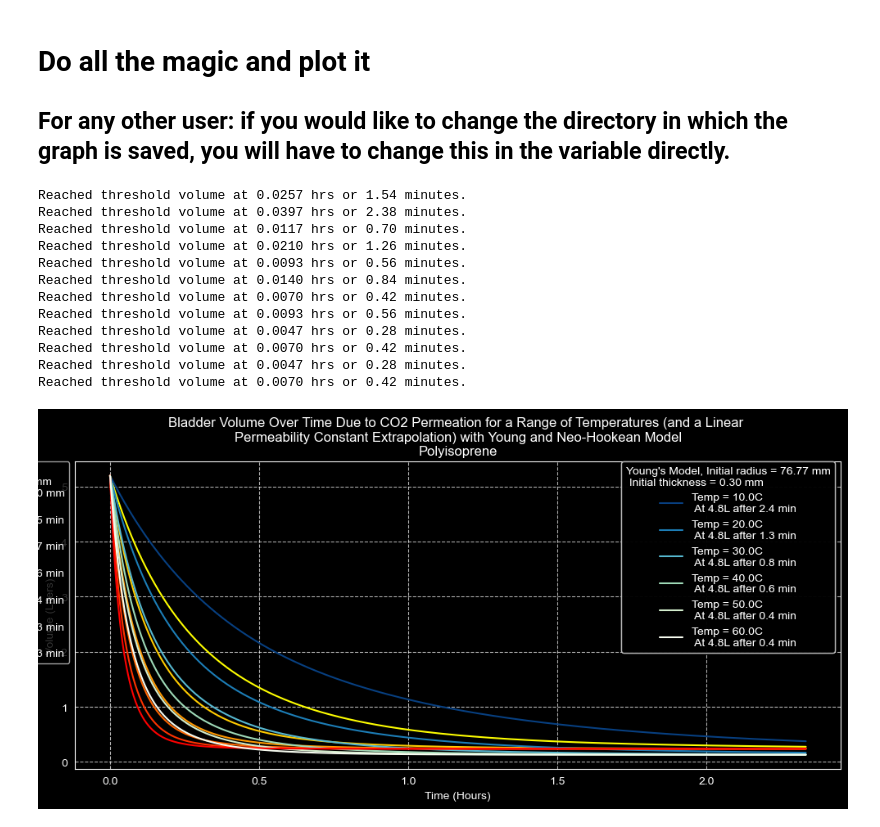
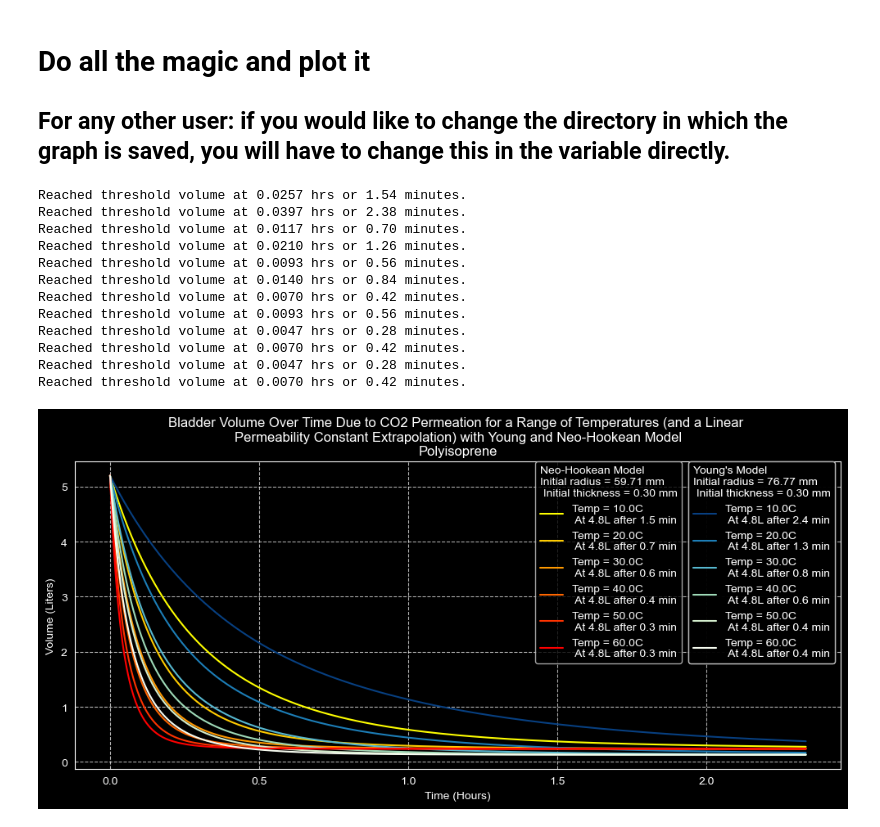
Before and after one commit to Nick-Apalis/ANU-PHYS2020-Modelling-Assignment, a Jupyter notebook: NeoHookeanAndMultiplePlots.ipynb, the cells around one changed output. Saved outputs shown, nothing was run; the diff lists cells and outputs as text; code cells hidden in the pictures.

Commit message:
Team, we hit gold way earlier than I expected. Lots of playing around with arrays and legend positioning manually and this should be good. Currently plotting a range of temperatures for both models and a linear extrapolation of the permeability constant, so this might change under other circumstances.

```diff
--- a/NeoHookeanAndMultiplePlots.ipynb
+++ b/NeoHookeanAndMultiplePlots.ipynb
@@ -608,35 +608,35 @@ else:
 
 #Chreck what legends we have (which is dependent on what models we're using for plotting), check that the arrays are there, and if so, carefully design the legend so that the two models don't overlap and show clearly.
 if plotNeo and linesNeo:
-    legendNeo = ax.legend(handles=linesNeo, title=f'Neo-Hookean Model\nInitial radius = {opt_r_0*1e3:.2f} mm\n Initial thickness = {opt_T_0*1e3:.2f} mm', loc='best', bbox_to_anchor=(0.0, 1.02))
+    legendNeo = ax.legend(handles=linesNeo, title=f'Neo-Hookean Model\nInitial radius = {opt_r_0*1e3:.2f} mm\n Initial thickness = {opt_T_0*1e3:.2f} mm', loc='upper right', bbox_to_anchor=(0.8, 1.02))
     ax.add_artist(legendNeo)
 
 if plotYoung and linesYoung:
-    legendYoung = ax.legend(handles=linesYoung, title=f'Young\'s Model, Initial radius = {opt_r_0_young*1e3:.2f} mm\n Initial thickness = {opt_T_0_young*1e3:.2f} mm', loc='best',bbox_to_anchor=(1.0, 1.02))
+    legendYoung = ax.legend(handles=linesYoung, title=f'Young\'s Model\nInitial radius = {opt_r_0_young*1e3:.2f} mm\n Initial thickness = {opt_T_0_young*1e3:.2f} mm', loc='upper right',bbox_to_anchor=(1.0, 1.02))
     ax.add_artist(legendYoung)
 
 
 plt.title(f'Bladder Volume Over Time Due to CO2 Permeation for {titleTemp} with {titleModel} Model\n{Name}')
 plt.xlabel('Time (Hours)')
 plt.ylabel('Volume (Liters)')
 plt.grid(True, linestyle='--', alpha=0.7)
 plt.tight_layout()
 
 if saveGraph:
     plt.savefig(savePath, dpi=300, bbox_inches='tight')
 
 plt.show()
 # %% [output]
 Reached threshold volume at 0.0257 hrs or 1.54 minutes.
 Reached threshold volume at 0.0397 hrs or 2.38 minutes.
 Reached threshold volume at 0.0117 hrs or 0.70 minutes.
 Reached threshold volume at 0.0210 hrs or 1.26 minutes.
 Reached threshold volume at 0.0093 hrs or 0.56 minutes.
 Reached threshold volume at 0.0140 hrs or 0.84 minutes.
 Reached threshold volume at 0.0070 hrs or 0.42 minutes.
 Reached threshold volume at 0.0093 hrs or 0.56 minutes.
 Reached threshold volume at 0.0047 hrs or 0.28 minutes.
 Reached threshold volume at 0.0070 hrs or 0.42 minutes.
 Reached threshold volume at 0.0047 hrs or 0.28 minutes.
 Reached threshold volume at 0.0070 hrs or 0.42 minutes.
-[figure, old version]
+[figure, new version]
```
